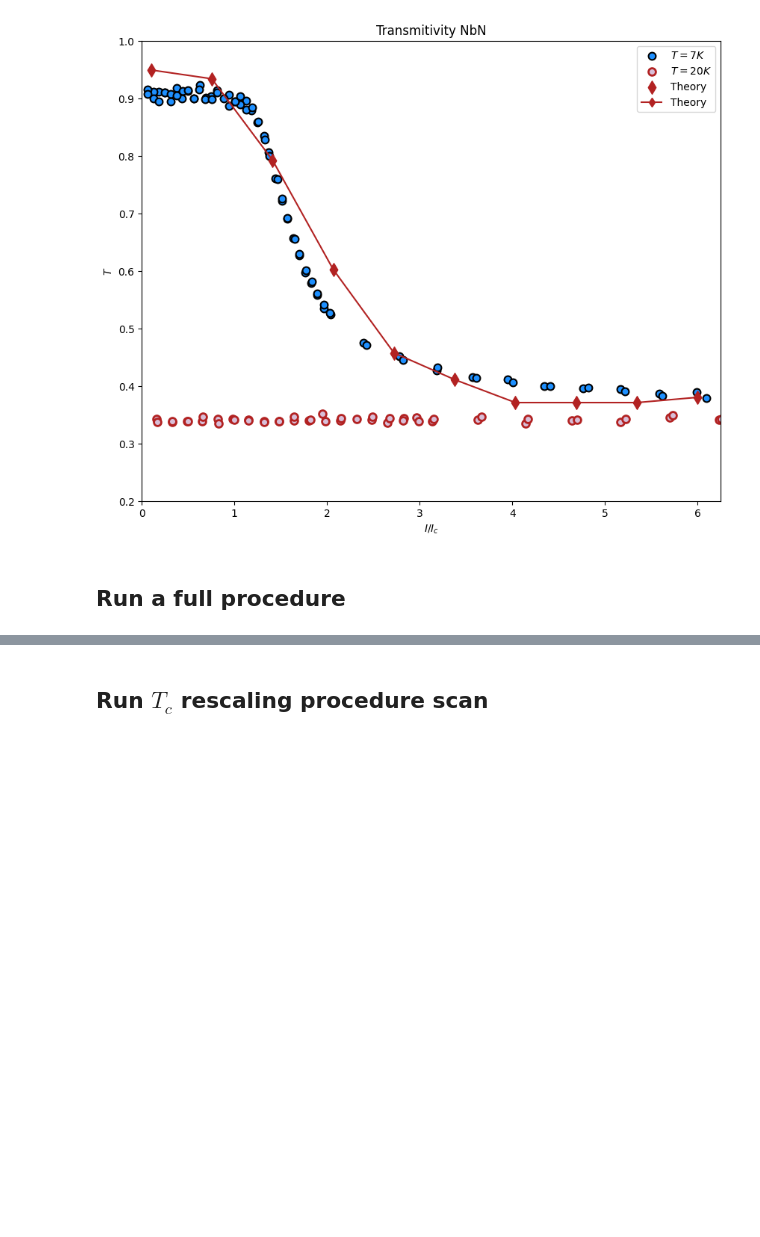
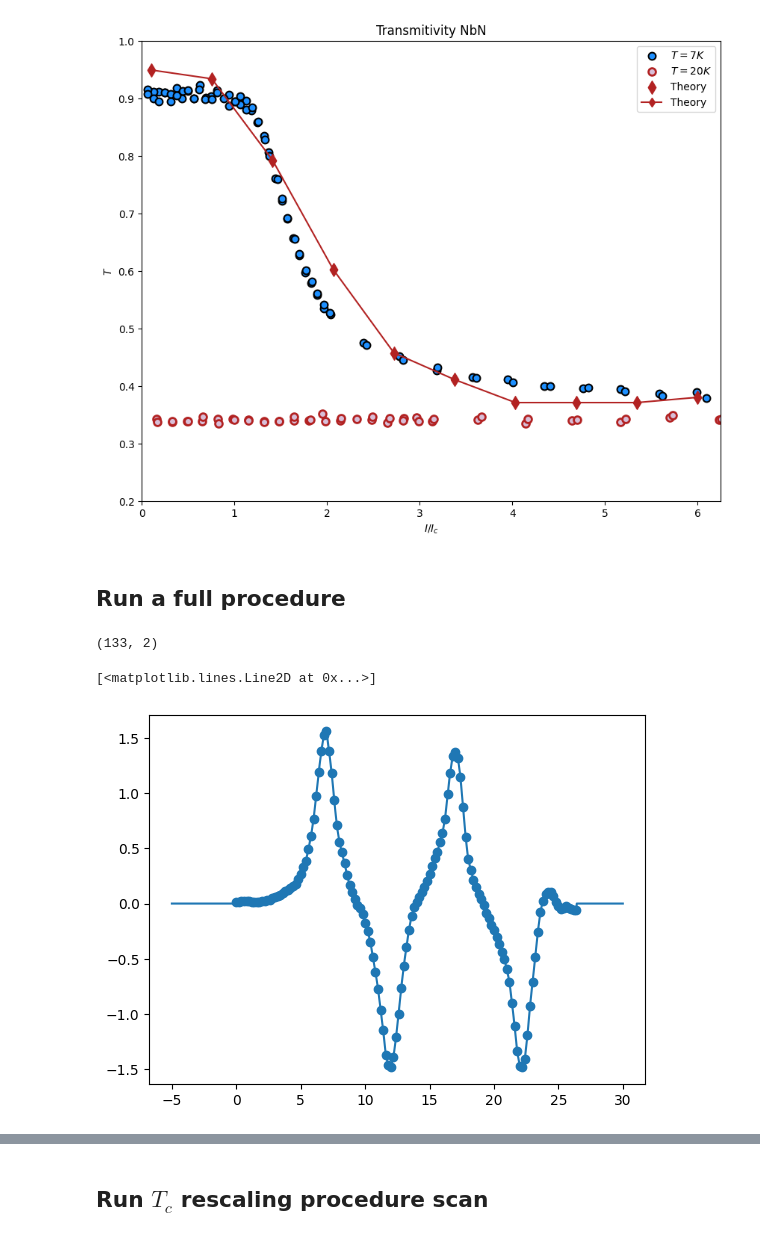
Before and after one commit to j-curtis/psBQP, a Jupyter notebook: Usadel_run.ipynb, the cells around one changed output, grey strips where cells are left out. Drawn from its saved outputs; the diff is of its cells as text; code cells hidden in the pictures; blank space fills up the shorter version.

```diff
--- a/Usadel_run.ipynb
+++ b/Usadel_run.ipynb
@@ -526,6 +613,68 @@ plt.legend()
 #plot delta * dtQ/(Q) and delta_max * dtQ/Q
 # %% [markdown]
 ## Run a full procedure
+# %%
+title, data_x, data_y = import_data_from_txt('/home/filip/Documents/Research/Superconducting_vortices/experimental_data/Rect_pulse_in.dat')
+plt.scatter(data_x, data_y/(37.3 * 8/10))
+
+GLOBAL_DATA_X = data_x
+GLOBAL_DATA_Y = data_y
+
+def linear_interpolate(data_x: list[float], data_y: list[float], x: list[float]) -> list[float]:
+    """
+    Linear interpolator that computes f(x) for a list of query points.
+
+    Args:
+        data_x: Known x-coordinates (must be sorted in ascending order, no duplicates).
+        data_y: Known y-coordinates corresponding to data_x (same length).
+        x:      Query points at which to interpolate (or extrapolate).
+
+    Returns:
+        List of interpolated (or linearly extrapolated) values for each point in x.
+
+    Raises:
+        ValueError: If data_x and data_y have different lengths or fewer than 2 points.
+    """
+    if len(data_x) != len(data_y):
+        raise ValueError("data_x and data_y must have the same length.")
+    if len(data_x) < 2:
+        raise ValueError("At least two data points are required for interpolation.")
+
+    def _interpolate_single(xi: float) -> float:
+        # Find the segment that brackets xi using binary search
+        lo, hi = 0, len(data_x) - 1
+
+        # Extrapolate with the first/last segment if xi is out of range
+        if xi <= data_x[lo]:
+            return 0
+            lo, hi = 0, 1
+        elif xi >= data_x[hi]:
+            return 0
+            lo, hi = len(data_x) - 2, len(data_x) - 1
+        else:
+            # Binary search for the bracketing interval
+            while hi - lo > 1:
+                mid = (lo + hi) // 2
+                if data_x[mid] <= xi:
+                    lo = mid
+                else:
+                    hi = mid
+
+        # Linear interpolation formula: y = y0 + (y1 - y0) * (xi - x0) / (x1 - x0)
+        x0, x1 = data_x[lo], data_x[hi]
+        y0, y1 = data_y[lo], data_y[hi]
+        t = (xi - x0) / (x1 - x0)
+        return y0 + (y1 - y0) * t
+
+    return [_interpolate_single(xi) for xi in x]
+
+incoming_pulse_rect = lambda t : linear_interpolate(data_x, data_y/(37.3 * 8/10), t)
+
+plt.plot(np.linspace(-5, 30, 1000), np.array(incoming_pulse_rect(np.linspace(-5, 30, 1000))) * 1)
+# %% [output]
+(133, 2)
+[<matplotlib.lines.Line2D at 0x...>]
+[figure, added]
 # %%
 import numpy as np
 
```
Also changed, not shown: parts of 7 cells of this notebook, 20 other files.
